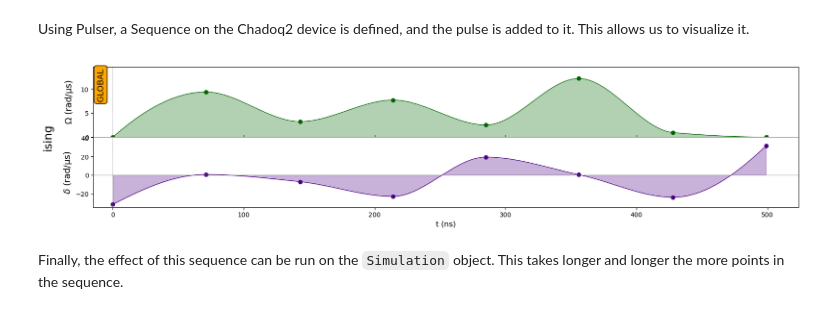
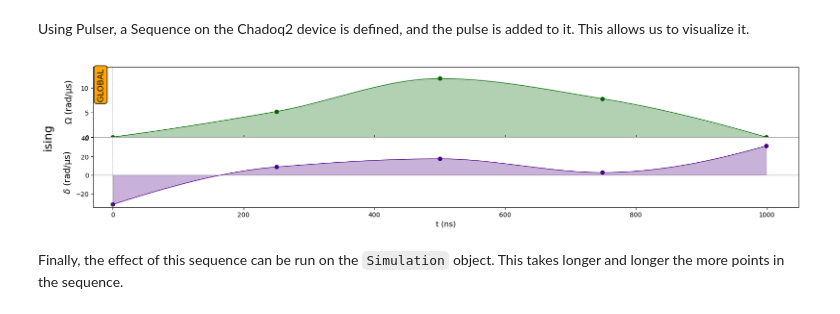
Before and after one commit to vdrouint/genetic-algos, a Jupyter notebook: prepare-AF-state-w-Pulser.ipynb, the cells around one changed output. Saved outputs shown, nothing was run; the diff lists cells and outputs as text; code cells hidden in the pictures.

```diff
--- a/prepare-AF-state-w-Pulser.ipynb
+++ b/prepare-AF-state-w-Pulser.ipynb
@@ -93,7 +93,7 @@ The parameters fed to the optimisation algorithm must uniquely define $\Omega$ a
 # %%
 #---# example of a random sequence #----#
 # Size of the parameter space
-m = 6
+m = 3
 
 # Random instance of the parameter space
 amp_params = np.random.uniform(0, Omega_max, m)
@@ -120,10 +119,10 @@ Using Pulser, a Sequence on the Chadoq2 device is defined,  and the pulse is add
 # %%
 seq = Sequence(reg, Chadoq2)
 seq.declare_channel("ising", "rydberg_global")
-seq.add(create_interp_pulse(amp_params, det_params, 500), "ising")
+seq.add(create_interp_pulse(amp_params, det_params, T), "ising")
 seq.draw()
 # %% [output]
-[figure, old version]
+[figure, new version]
 # %% [markdown]
 Finally, the effect of this sequence can be run on the `Simulation` object. This takes longer and longer the more points in the sequence.
 # %%
```
Also changed, not shown: parts of 21 cells of this notebook.
